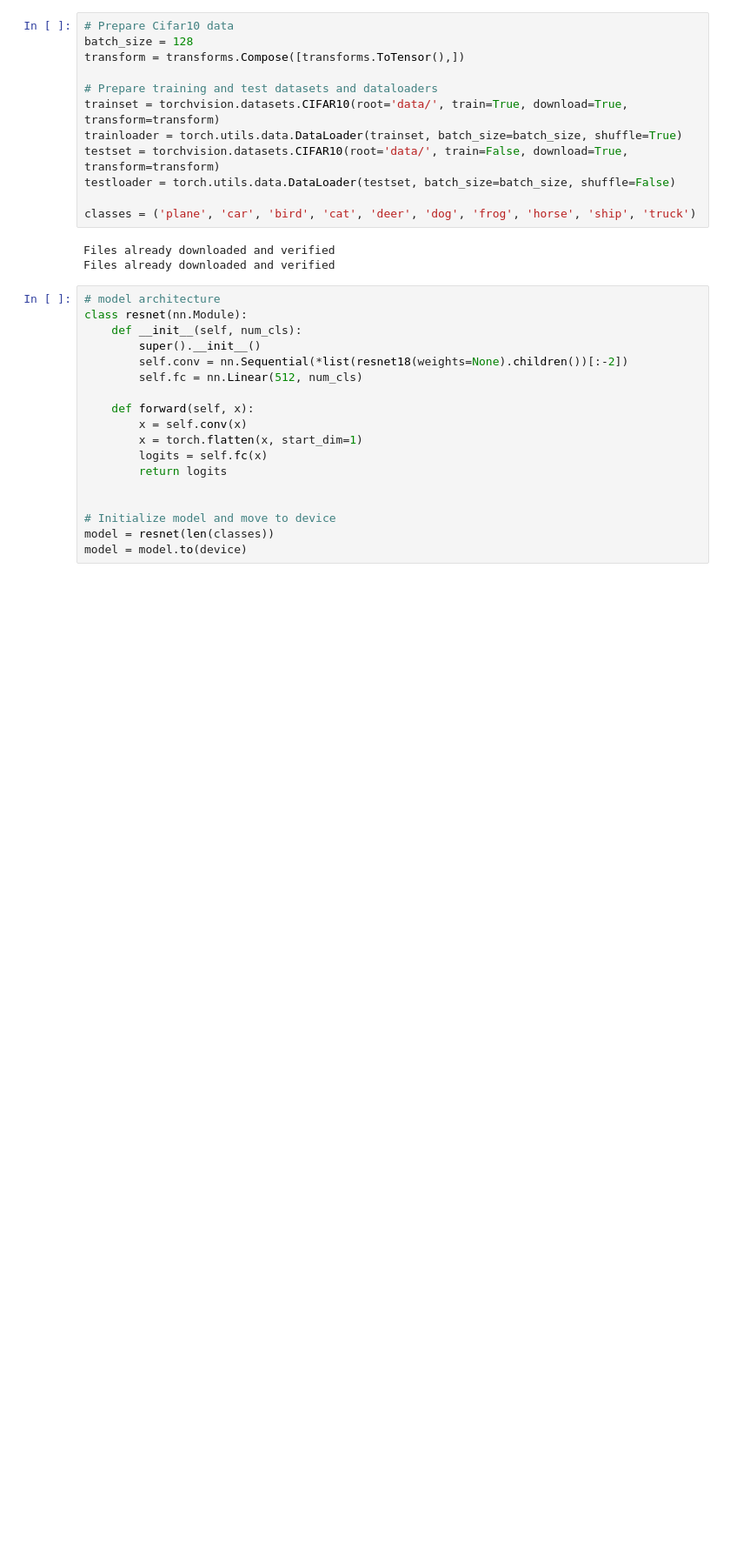
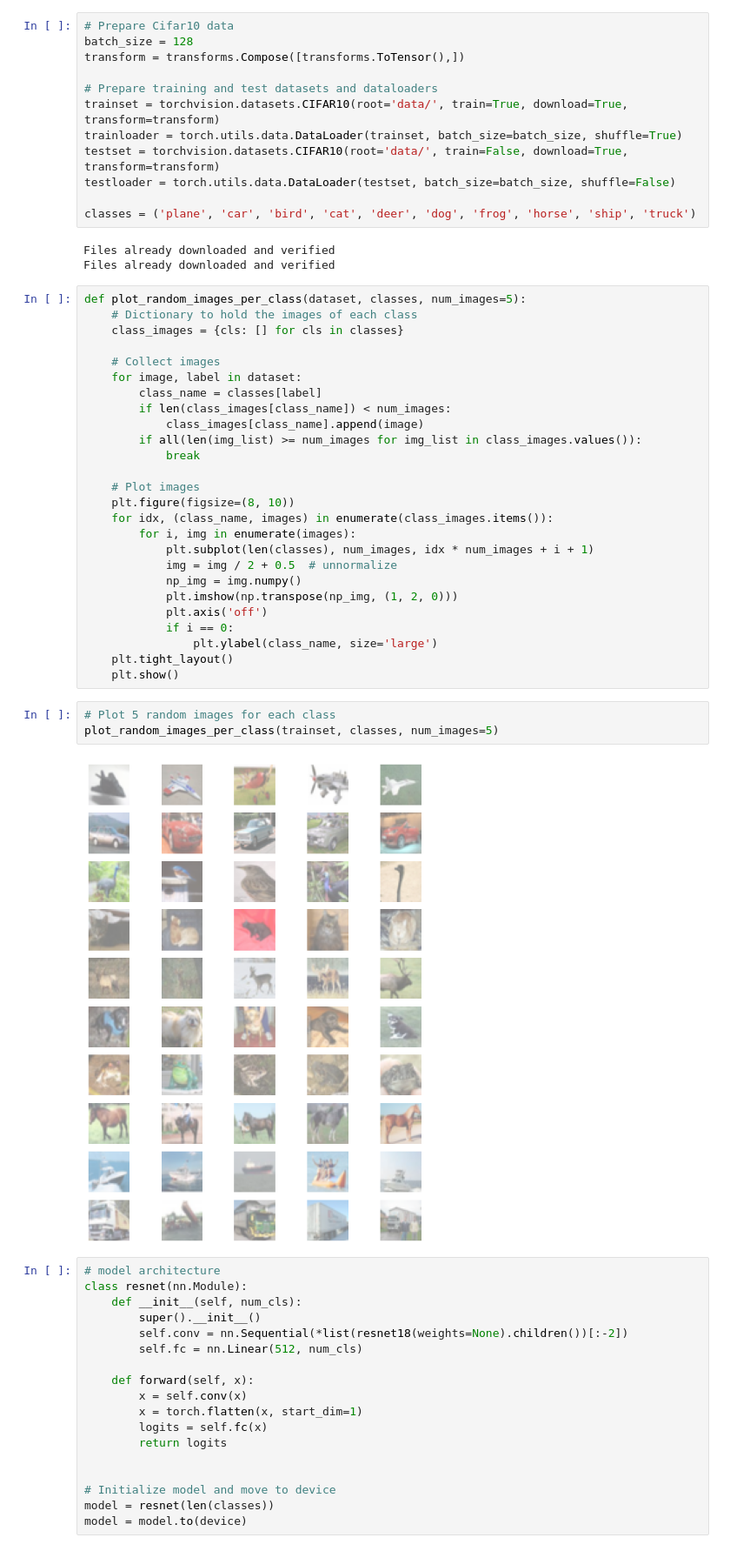
Before and after one commit to rezaAdinepour/Deep-Learning-Homework, a Jupyter notebook: HWs/HW8/src/Q6_Adversarial_training_attack.ipynb, the cells around one changed output. Shown at 87% size. Cells and saved outputs as stored; diff of their text form; blank space fills up the shorter version.

```diff
--- a/HWs/HW8/src/Q6_Adversarial_training_attack.ipynb
+++ b/HWs/HW8/src/Q6_Adversarial_training_attack.ipynb
@@ -59,6 +59,37 @@ classes = ('plane', 'car', 'bird', 'cat', 'deer', 'dog', 'frog', 'horse', 'ship'
 # %% [output]
 Files already downloaded and verified
 Files already downloaded and verified
+# %%
+def plot_random_images_per_class(dataset, classes, num_images=5):
+    # Dictionary to hold the images of each class
+    class_images = {cls: [] for cls in classes}
+
+    # Collect images
+    for image, label in dataset:
+        class_name = classes[label]
+        if len(class_images[class_name]) < num_images:
+            class_images[class_name].append(image)
+        if all(len(img_list) >= num_images for img_list in class_images.values()):
+            break
+
+    # Plot images
+    plt.figure(figsize=(8, 10))
+    for idx, (class_name, images) in enumerate(class_images.items()):
+        for i, img in enumerate(images):
+            plt.subplot(len(classes), num_images, idx * num_images + i + 1)
+            img = img / 2 + 0.5  # unnormalize
+            np_img = img.numpy()
+            plt.imshow(np.transpose(np_img, (1, 2, 0)))
+            plt.axis('off')
+            if i == 0:
+                plt.ylabel(class_name, size='large')
+    plt.tight_layout()
+    plt.show()
+# %%
+# Plot 5 random images for each class
+plot_random_images_per_class(trainset, classes, num_images=5)
+# %% [output]
+[figure, added]
 # %%
 # model architecture
 class resnet(nn.Module):
```
Also changed, not shown: parts of 10 cells of this notebook.
